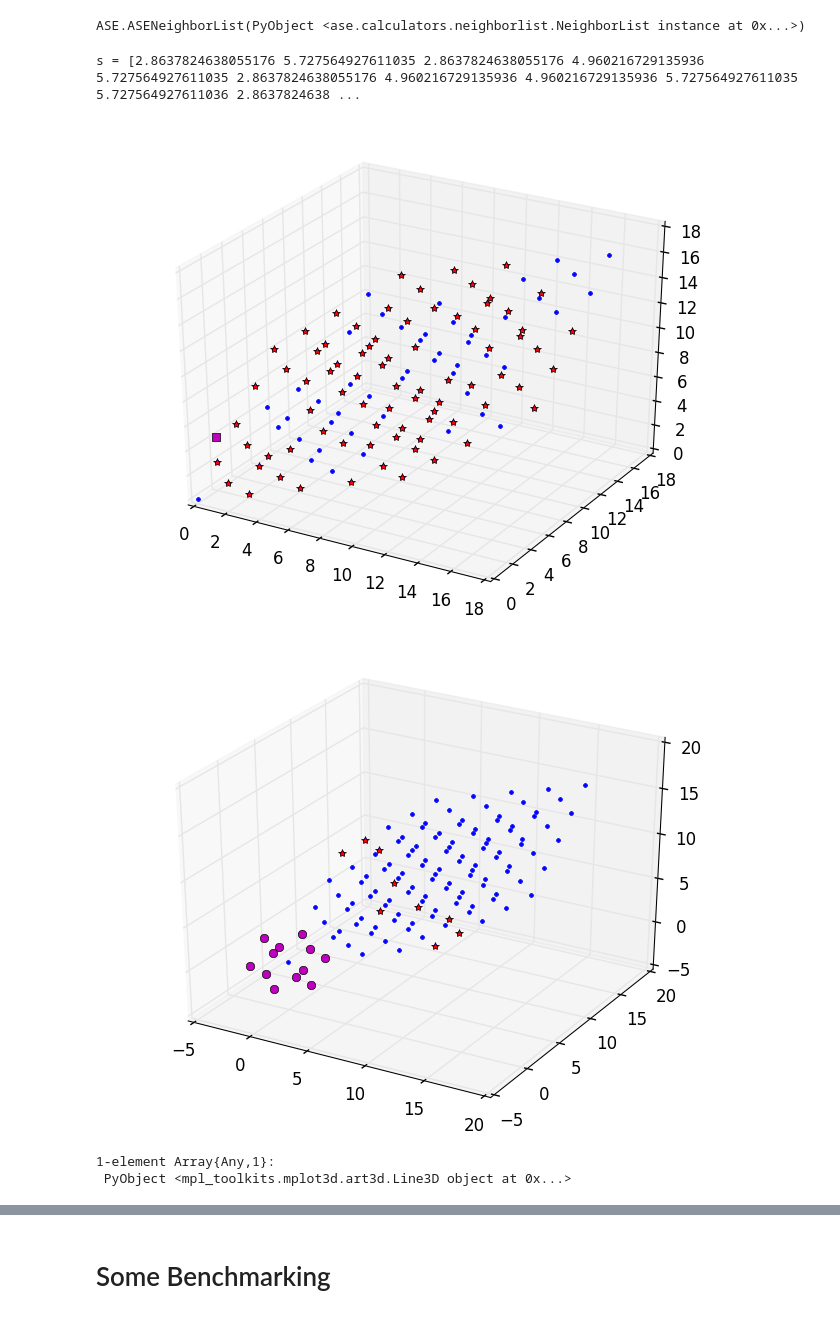
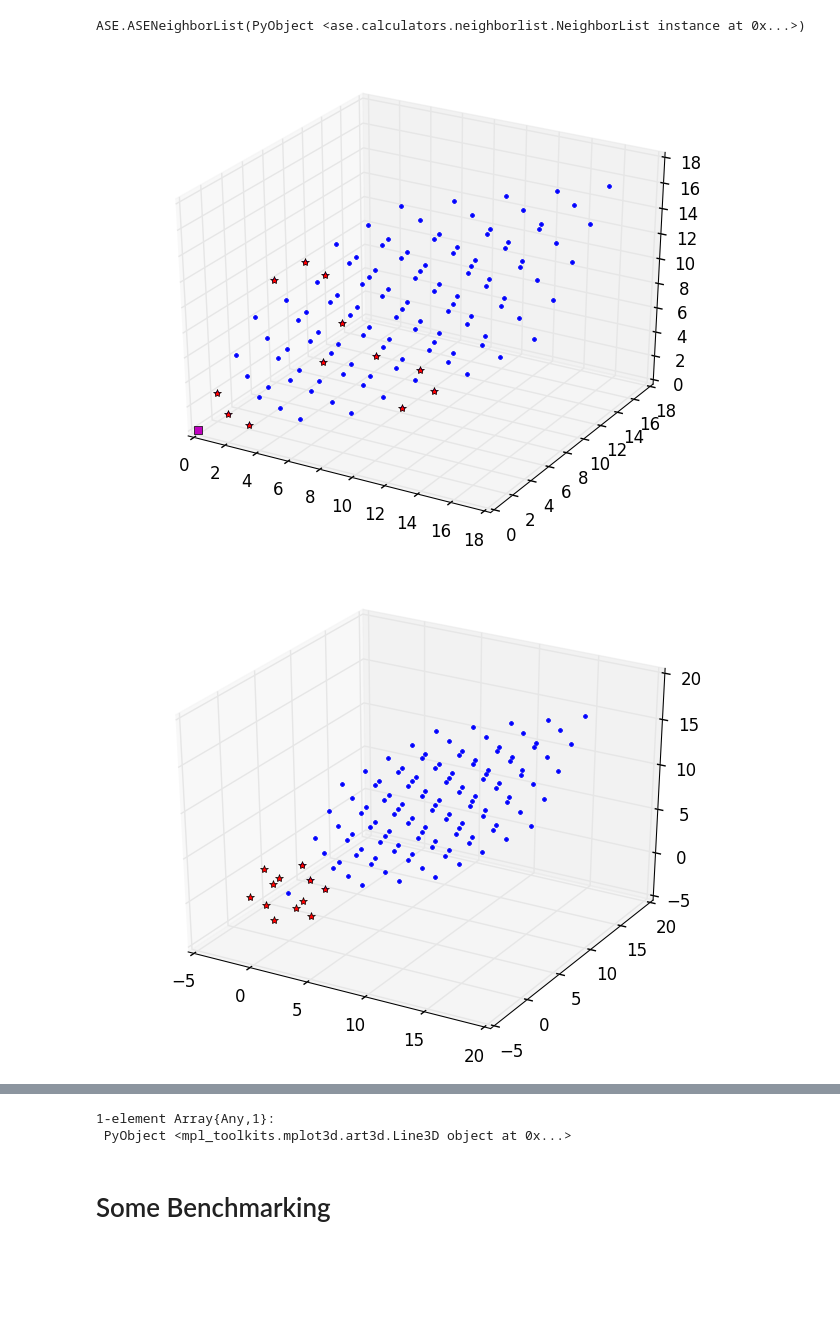
Before and after one commit to libAtoms/Atoms.jl, a Jupyter notebook: notebooks/ase-interface-CO.ipynb, the cells around one changed output, grey strips where cells are left out. Drawn from its saved outputs; the diff is of its cells as text; code cells hidden in the pictures; blank space fills up the shorter version.

Commit message:
fixed a remaining bug in ASENeighbourList (misunderstanding how ASE interprets the cut-off radii)

```diff
--- a/notebooks/ase-interface-CO.ipynb
+++ b/notebooks/ase-interface-CO.ipynb
@@ -23,26 +25,22 @@ WARNING: Base.Uint8 is deprecated, use UInt8 instead.
 at = bulk("Al")
 at = repeat(at, (5, 5, 5))
 X = get_positions(at)
-nlist = ASENeighborList(at, 3.0; self_interaction=false, bothways=true)
+nlist = ASENeighborList(at, 1.5; self_interaction=false, bothways=true)
 # %% [output]
 ASE.ASENeighborList(PyObject <ase.calculators.neighborlist.NeighborList instance at 0x...>)
 # %%
 
 figure(1)
 I, _ = get_neighbors(1, nlist)
 plot3D(X[1,:][:], X[2,:][:], X[3,:][:], "b.")
 plot3D(X[1,I][:], X[2,I][:], X[3,I][:], "r*")
-plot3D([X[1,1];], [X[1,2];], [X[1,3];], "ms")
+plot3D([X[1,1];], [X[2,1];], [X[3,1];], "ms")
 
 figure(2)
 I, _, r = neighbors(1, nlist, at)
 plot3D(X[1,:][:], X[2,:][:], X[3,:][:], "b.")
-plot3D(X[1,I][:], X[2,I][:], X[3,I][:], "r*")
 r .+= X[:,1]
-plot3D(slice(r, 1,:), slice(r,2,:), slice(r,3,:), "mo")
+plot3D(slice(r, 1,:), slice(r,2,:), slice(r,3,:), "r*")
 # %% [output]
-s = [2.8637824638055176 5.727564927611035 2.8637824638055176 4.960216729135936 5.727564927611035 2.8637824638055176 4.960216729135936 4.960216729135936 5.727564927611035 5.727564927611036 2.8637824638 ...
-[figure, old version]
+[figure, new version]
-[figure, old version]
+[figure, new version]
-1-element Array{Any,1}:
- PyObject <mpl_toolkits.mplot3d.art3d.Line3D object at 0x...>
@@ -51,3 +47,5 @@ s .^ 2 = [8.20125 32.805 8.20125 24.603749999999998 32.805 8.20125 24.6037499999
+1-element Array{Any,1}:
+ PyObject <mpl_toolkits.mplot3d.art3d.Line3D object at 0x...>
 # %% [markdown]
  # Some Benchmarking
 # %%
```
Also changed, not shown: parts of 7 cells of this notebook, 1 other file.
